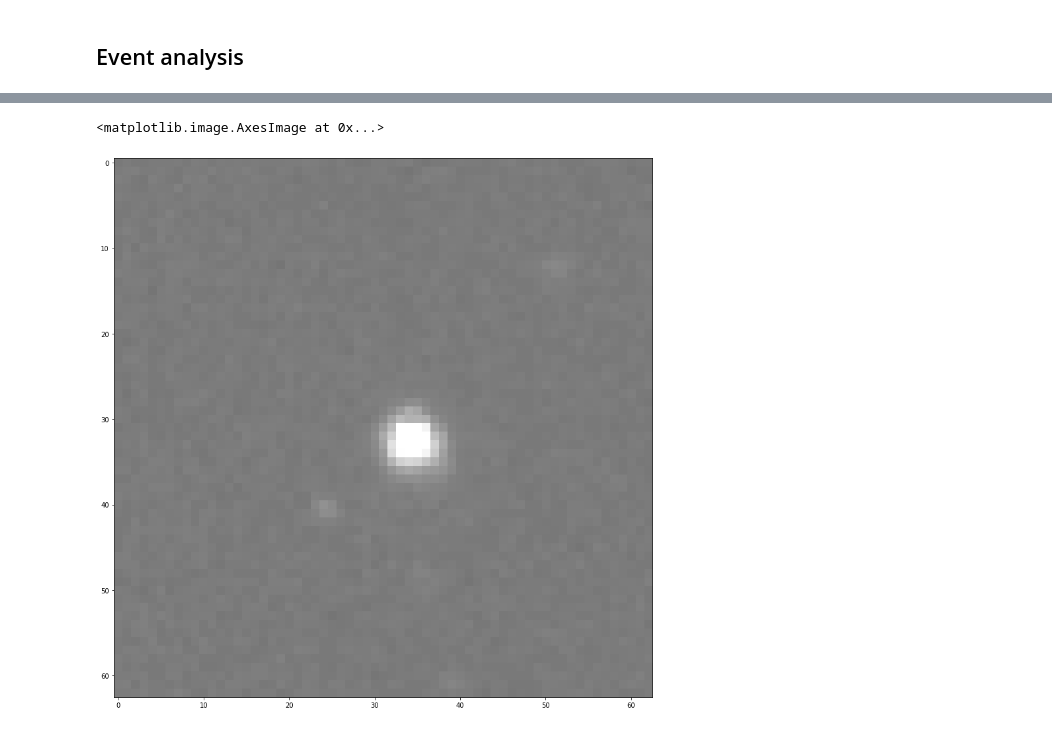
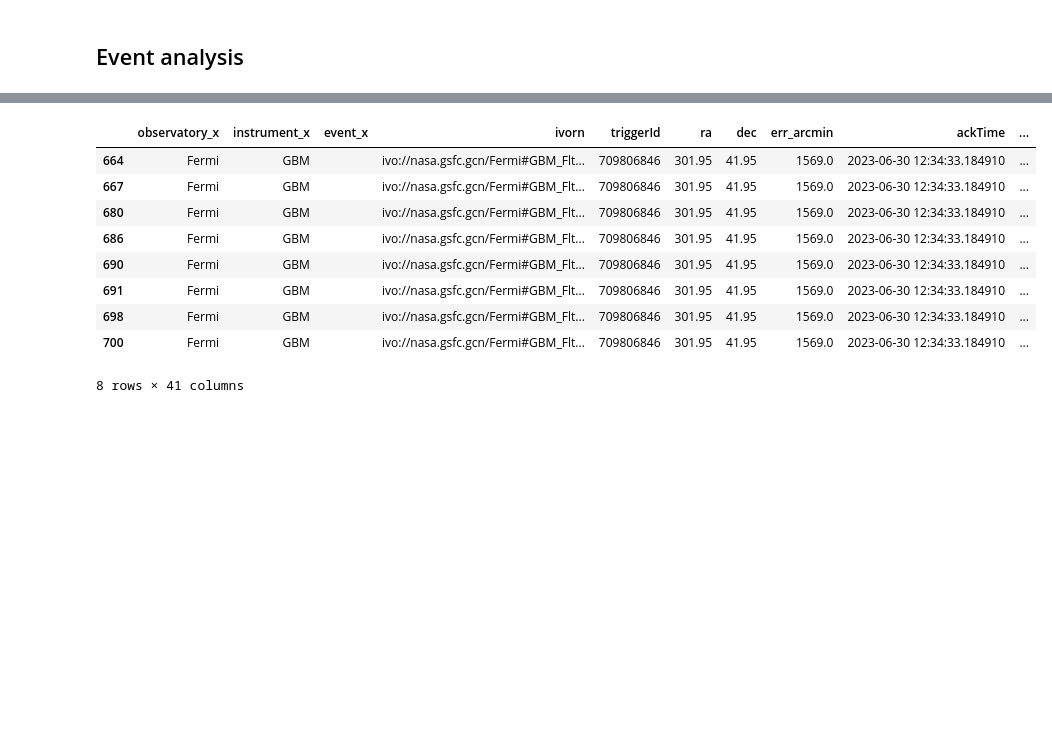
Before and after one commit to FusRoman/fink-mm, a Jupyter notebook: notebook/GRB_visualization.ipynb, the cells around one changed output, grey strips where cells are left out. Drawn from its saved outputs; the diff is of its cells as text; code cells hidden in the pictures; blank space fills up the shorter version.

```diff
--- a/notebook/GRB_visualization.ipynb
+++ b/notebook/GRB_visualization.ipynb
@@ -111,6 +99,15 @@ plt.imshow(img_normalizer(np.array(pdf["b:cutoutScience_stampData"][0])), cmap='
-# %%
-_ = plt.figure(figsize=(15, 15))
-plt.imshow(img_normalizer(np.array(pdf["b:cutoutTemplate_stampData"][0])), cmap='gray', vmin=0, vmax=1)
-# %% [output]
-<matplotlib.image.AxesImage at 0x...>
-[figure, removed]
+# %%
+gold, silver = un.get_gold_and_silver(event_pdf)
+# %%
+gold
+# %% [output]
+|  | observatory_x | instrument_x | event_x | ivorn | triggerId | ra | dec | err_arcmin | ackTime | ... |
+| 664 | Fermi | GBM |  | ivo://nasa.gsfc.gcn/Fermi#GBM_Flt... | 709806846 | 301.95 | 41.95 | 1569.0 | 2023-06-30 12:34:33.184910 | ... |
+| 667 | Fermi | GBM |  | ivo://nasa.gsfc.gcn/Fermi#GBM_Flt... | 709806846 | 301.95 | 41.95 | 1569.0 | 2023-06-30 12:34:33.184910 | ... |
+| 680 | Fermi | GBM |  | ivo://nasa.gsfc.gcn/Fermi#GBM_Flt... | 709806846 | 301.95 | 41.95 | 1569.0 | 2023-06-30 12:34:33.184910 | ... |
+| 686 | Fermi | GBM |  | ivo://nasa.gsfc.gcn/Fermi#GBM_Flt... | 709806846 | 301.95 | 41.95 | 1569.0 | 2023-06-30 12:34:33.184910 | ... |
+| 690 | Fermi | GBM |  | ivo://nasa.gsfc.gcn/Fermi#GBM_Flt... | 709806846 | 301.95 | 41.95 | 1569.0 | 2023-06-30 12:34:33.184910 | ... |
+| 691 | Fermi | GBM |  | ivo://nasa.gsfc.gcn/Fermi#GBM_Flt... | 709806846 | 301.95 | 41.95 | 1569.0 | 2023-06-30 12:34:33.184910 | ... |
+| 698 | Fermi | GBM |  | ivo://nasa.gsfc.gcn/Fermi#GBM_Flt... | 709806846 | 301.95 | 41.95 | 1569.0 | 2023-06-30 12:34:33.184910 | ... |
+| 700 | Fermi | GBM |  | ivo://nasa.gsfc.gcn/Fermi#GBM_Flt... | 709806846 | 301.95 | 41.95 | 1569.0 | 2023-06-30 12:34:33.184910 | ... |
+8 rows × 41 columns
```
Also changed, not shown: parts of 20 cells of this notebook, 2 other files.
